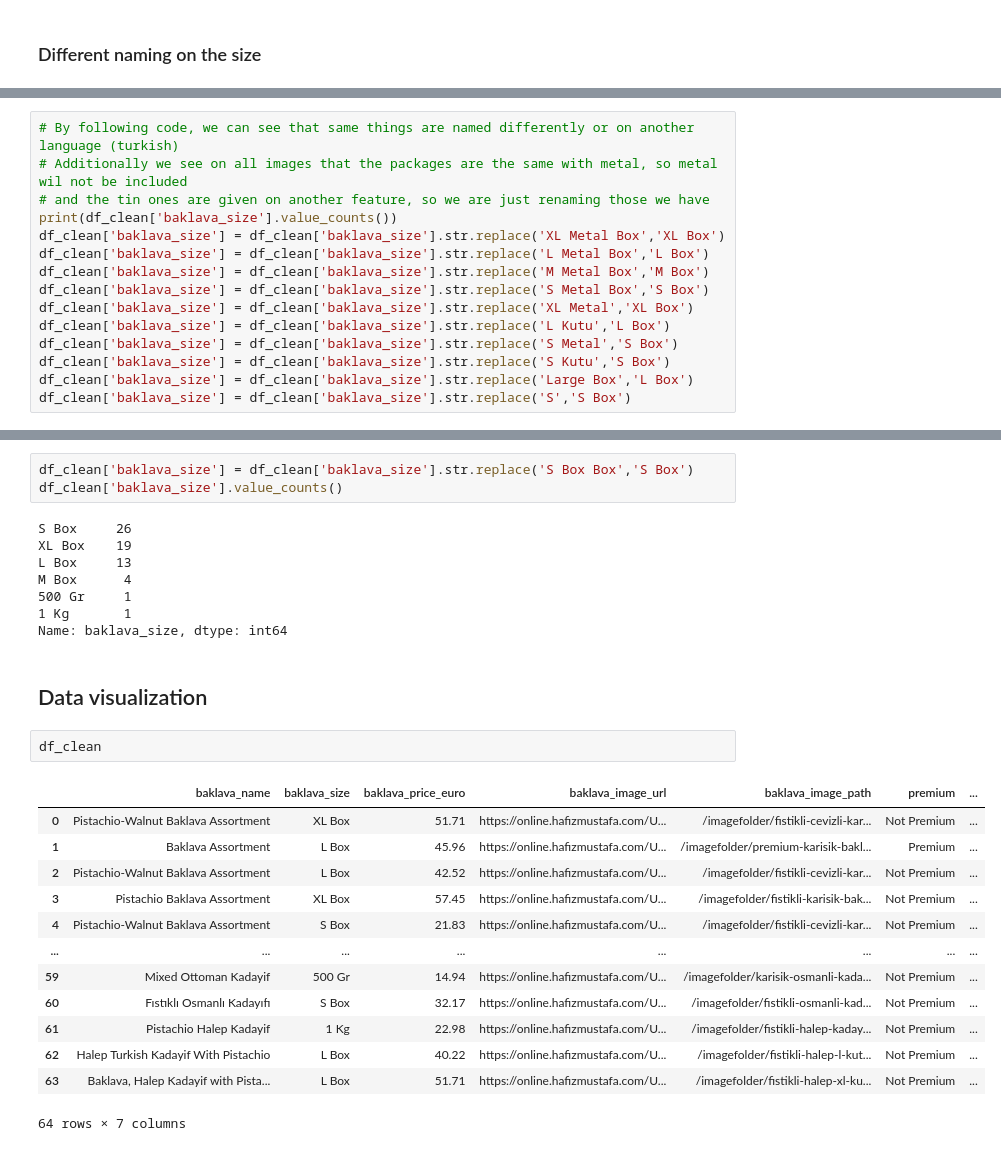
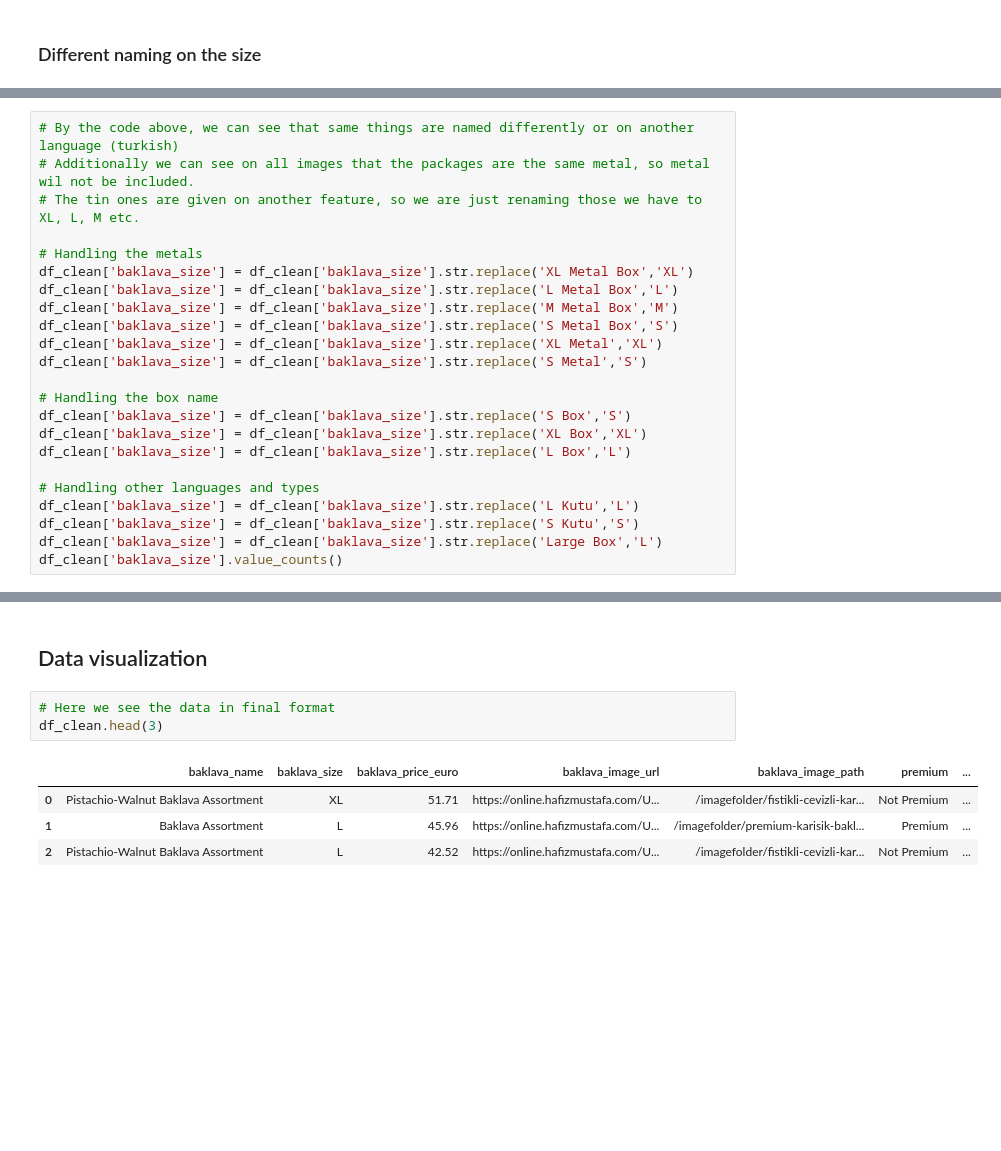
Before and after one commit to Oguzhanrose/webscrapingproject, a Jupyter notebook: data_wrangling.ipynb, the cells around one changed output, grey strips where cells are left out. Saved outputs shown, nothing was run; the diff lists cells and outputs as text; blank space fills up the shorter version.

```diff
--- a/data_wrangling.ipynb
+++ b/data_wrangling.ipynb
@@ -128,16 +152,24 @@ df_clean['baklava_price_euro'] = pd.to_numeric(df_clean['baklava_price_euro'],er
 # %%
-# By following code, we can see that same things are named differently or on another language (turkish)
-# Additionally we see on all images that the packages are the same with metal, so metal wil not be included
-# and the tin ones are given on another feature, so we are just renaming those we have
-print(df_clean['baklava_size'].value_counts())
-df_clean['baklava_size'] = df_clean['baklava_size'].str.replace('XL Metal Box','XL Box')
-df_clean['baklava_size'] = df_clean['baklava_size'].str.replace('L Metal Box','L Box')
-df_clean['baklava_size'] = df_clean['baklava_size'].str.replace('M Metal Box','M Box')
-df_clean['baklava_size'] = df_clean['baklava_size'].str.replace('S Metal Box','S Box')
-df_clean['baklava_size'] = df_clean['baklava_size'].str.replace('XL Metal','XL Box')
-df_clean['baklava_size'] = df_clean['baklava_size'].str.replace('L Kutu','L Box')
-df_clean['baklava_size'] = df_clean['baklava_size'].str.replace('S Metal','S Box')
-df_clean['baklava_size'] = df_clean['baklava_size'].str.replace('S Kutu','S Box')
-df_clean['baklava_size'] = df_clean['baklava_size'].str.replace('Large Box','L Box')
-df_clean['baklava_size'] = df_clean['baklava_size'].str.replace('S','S Box')
+# By the code above, we can see that same things are named differently or on another language (turkish)
+# Additionally we can see on all images that the packages are the same metal, so metal wil not be included.
+# The tin ones are given on another feature, so we are just renaming those we have to XL, L, M etc.
+
+# Handling the metals
+df_clean['baklava_size'] = df_clean['baklava_size'].str.replace('XL Metal Box','XL')
+df_clean['baklava_size'] = df_clean['baklava_size'].str.replace('L Metal Box','L')
+df_clean['baklava_size'] = df_clean['baklava_size'].str.replace('M Metal Box','M')
+df_clean['baklava_size'] = df_clean['baklava_size'].str.replace('S Metal Box','S')
+df_clean['baklava_size'] = df_clean['baklava_size'].str.replace('XL Metal','XL')
+df_clean['baklava_size'] = df_clean['baklava_size'].str.replace('S Metal','S')
+
+# Handling the box name
+df_clean['baklava_size'] = df_clean['baklava_size'].str.replace('S Box','S')
+df_clean['baklava_size'] = df_clean['baklava_size'].str.replace('XL Box','XL')
+df_clean['baklava_size'] = df_clean['baklava_size'].str.replace('L Box','L')
+
+# Handling other languages and types
+df_clean['baklava_size'] = df_clean['baklava_size'].str.replace('L Kutu','L')
+df_clean['baklava_size'] = df_clean['baklava_size'].str.replace('S Kutu','S')
+df_clean['baklava_size'] = df_clean['baklava_size'].str.replace('Large Box','L')
+df_clean['baklava_size'].value_counts()
 # %% [output]
@@ -159,30 +182,11 @@ S                1
 Name: baklava_size, dtype: int64
-# %%
-df_clean['baklava_size'] = df_clean['baklava_size'].str.replace('S Box Box','S Box')
-df_clean['baklava_size'].value_counts()
-# %% [output]
-S Box     26
-XL Box    19
-L Box     13
-M Box      4
-500 Gr     1
-1 Kg       1
-Name: baklava_size, dtype: int64
 # %% [markdown]
 ## Data visualization
 # %%
-df_clean
+# Here we see the data in final format
+df_clean.head(3)
 # %% [output]
 |  | baklava_name | baklava_size | baklava_price_euro | baklava_image_url | baklava_image_path | premium | ... |
-| 0 | Pistachio-Walnut Baklava Assortment | XL Box | 51.71 | https://online.hafizmustafa.com/U... | /imagefolder/fistikli-cevizli-kar... | Not Premium | ... |
-| 1 | Baklava Assortment | L Box | 45.96 | https://online.hafizmustafa.com/U... | /imagefolder/premium-karisik-bakl... | Premium | ... |
-| 2 | Pistachio-Walnut Baklava Assortment | L Box | 42.52 | https://online.hafizmustafa.com/U... | /imagefolder/fistikli-cevizli-kar... | Not Premium | ... |
-| 3 | Pistachio Baklava Assortment | XL Box | 57.45 | https://online.hafizmustafa.com/U... | /imagefolder/fistikli-karisik-bak... | Not Premium | ... |
-| 4 | Pistachio-Walnut Baklava Assortment | S Box | 21.83 | https://online.hafizmustafa.com/U... | /imagefolder/fistikli-cevizli-kar... | Not Premium | ... |
-| ... | ... | ... | ... | ... | ... | ... | ... |
-| 59 | Mixed Ottoman Kadayif | 500 Gr | 14.94 | https://online.hafizmustafa.com/U... | /imagefolder/karisik-osmanli-kada... | Not Premium | ... |
-| 60 | Fıstıklı Osmanlı Kadayıfı | S Box | 32.17 | https://online.hafizmustafa.com/U... | /imagefolder/fistikli-osmanli-kad... | Not Premium | ... |
-| 61 | Pistachio Halep Kadayif | 1 Kg | 22.98 | https://online.hafizmustafa.com/U... | /imagefolder/fistikli-halep-kaday... | Not Premium | ... |
-| 62 | Halep Turkish Kadayif With Pistachio | L Box | 40.22 | https://online.hafizmustafa.com/U... | /imagefolder/fistikli-halep-l-kut... | Not Premium | ... |
-| 63 | Baklava, Halep Kadayif with Pista... | L Box | 51.71 | https://online.hafizmustafa.com/U... | /imagefolder/fistikli-halep-xl-ku... | Not Premium | ... |
+| 0 | Pistachio-Walnut Baklava Assortment | XL | 51.71 | https://online.hafizmustafa.com/U... | /imagefolder/fistikli-cevizli-kar... | Not Premium | ... |
+| 1 | Baklava Assortment | L | 45.96 | https://online.hafizmustafa.com/U... | /imagefolder/premium-karisik-bakl... | Premium | ... |
+| 2 | Pistachio-Walnut Baklava Assortment | L | 42.52 | https://online.hafizmustafa.com/U... | /imagefolder/fistikli-cevizli-kar... | Not Premium | ... |
-64 rows × 7 columns
```
Also changed, not shown: parts of 6 cells of this notebook.
